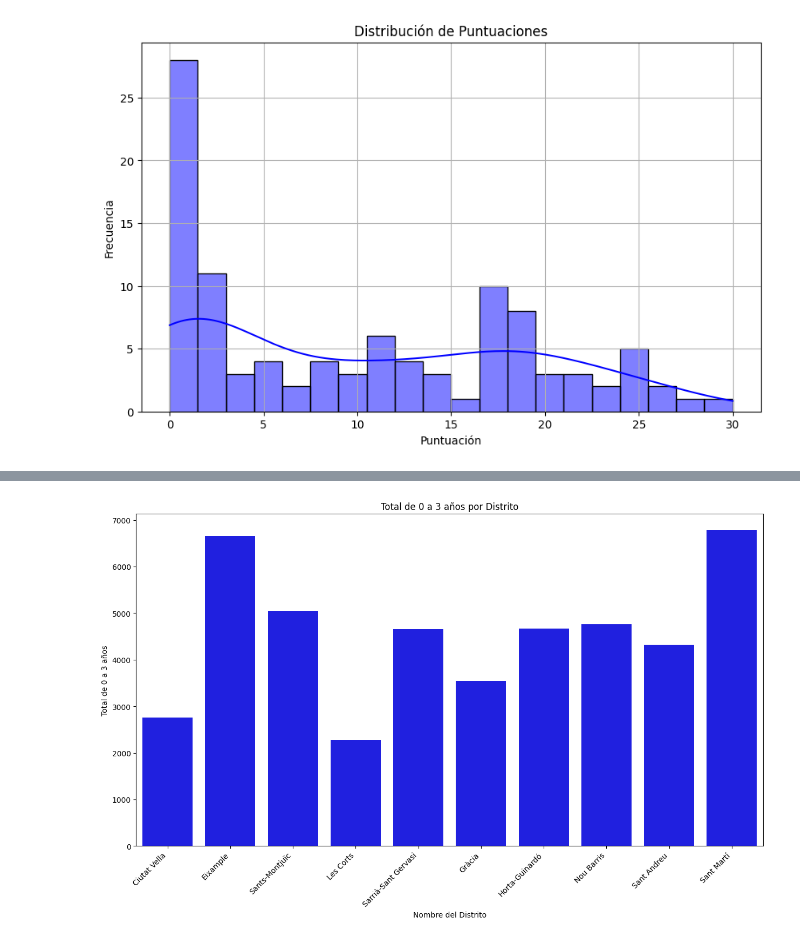
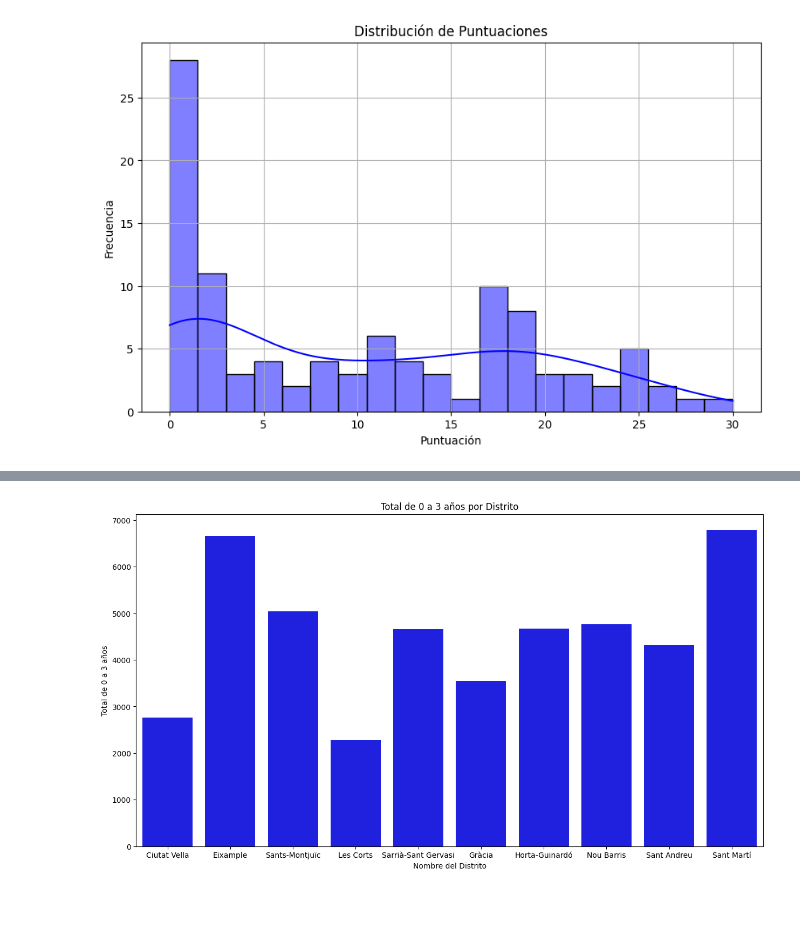
Before and after one commit to ToniMorales6/DataDriven_SiteSelection, a Jupyter notebook: Menores de 3 años/analisismenores3.ipynb, the cells around one changed output, grey strips where cells are left out. Saved outputs shown, nothing was run; the diff lists cells and outputs as text; code cells hidden in the pictures; blank space fills up the shorter version.

```diff
--- a/Menores de 3 años/analisismenores3.ipynb
+++ b/Menores de 3 años/analisismenores3.ipynb
@@ -389,14 +307,13 @@ plt.show()
 # %%
 # Sumar los totales por distrito y obtener los nombres de los distritos
 totals_by_district = gdf.groupby(['Codi_Districte', 'nom_districte'])['Total de 0 a 3'].sum().reset_index()
 
 # Crear un diagrama de barras
 plt.figure(figsize=(15, 8))
 sns.barplot(x='nom_districte', y='Total de 0 a 3', data=totals_by_district, color='blue', legend=False)
 plt.title('Total de 0 a 3 años por Distrito')
 plt.xlabel('Nombre del Distrito')
 plt.ylabel('Total de 0 a 3 años')
-plt.xticks(rotation=45, ha='right')  # Rotar los nombres de los distritos para mejor legibilidad
 plt.show()
 # %% [output]
-[figure, old version]
+[figure, new version]
```
Also changed, not shown: parts of 17 cells of this notebook.
